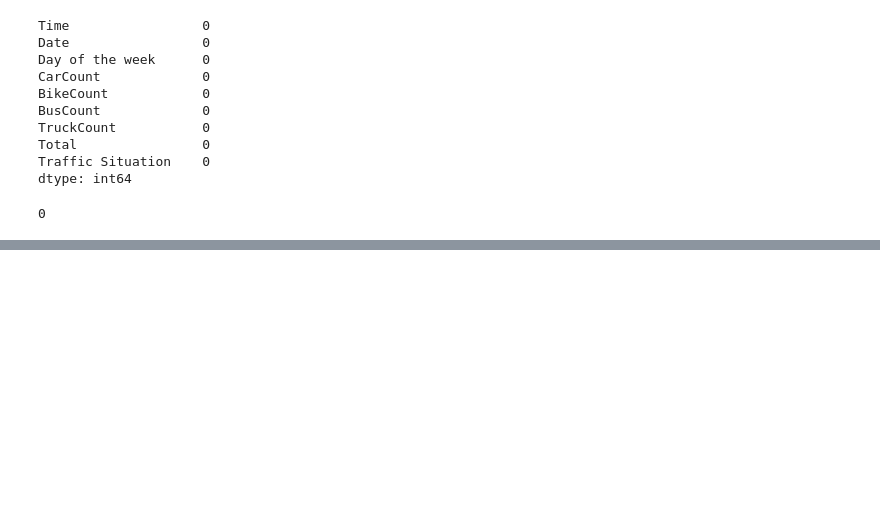
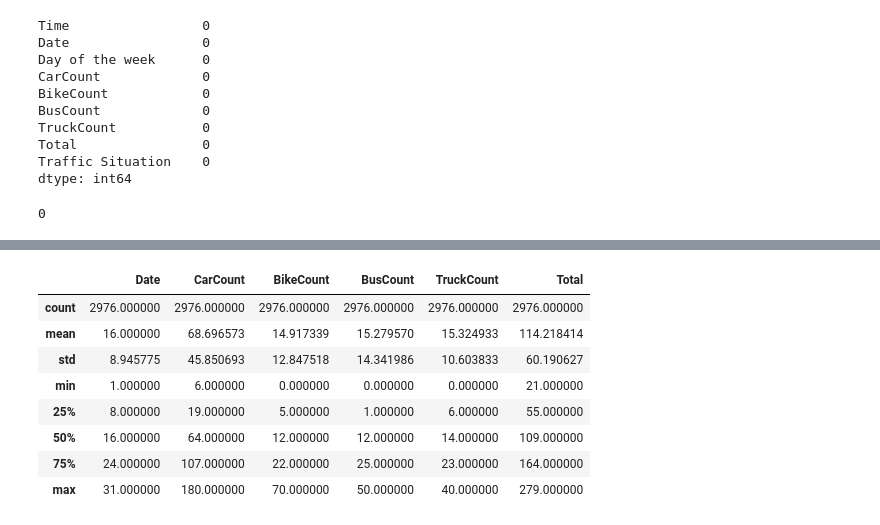
Before and after one commit to woerndle/ds-ml-project, a Jupyter notebook: notebooks/traffic.ipynb, the cells around one changed output, grey strips where cells are left out. Cells and saved outputs as stored; diff of their text form; code cells hidden in the pictures; blank space fills up the shorter version.

```diff
--- a/notebooks/traffic.ipynb
+++ b/notebooks/traffic.ipynb
@@ -37,0 +59,12 @@ traffic_df.duplicated().sum()
+# %%
+traffic_df.describe()
+# %% [output]
+|  | Date | CarCount | BikeCount | BusCount | TruckCount | Total |
+| count | 2976.000000 | 2976.000000 | 2976.000000 | 2976.000000 | 2976.000000 | 2976.000000 |
+| mean | 16.000000 | 68.696573 | 14.917339 | 15.279570 | 15.324933 | 114.218414 |
+| std | 8.945775 | 45.850693 | 12.847518 | 14.341986 | 10.603833 | 60.190627 |
+| min | 1.000000 | 6.000000 | 0.000000 | 0.000000 | 0.000000 | 21.000000 |
+| 25% | 8.000000 | 19.000000 | 5.000000 | 1.000000 | 6.000000 | 55.000000 |
+| 50% | 16.000000 | 64.000000 | 12.000000 | 12.000000 | 14.000000 | 109.000000 |
+| 75% | 24.000000 | 107.000000 | 22.000000 | 25.000000 | 23.000000 | 164.000000 |
+| max | 31.000000 | 180.000000 | 70.000000 | 50.000000 | 40.000000 | 279.000000 |
```
Also changed, not shown: parts of 10 cells of this notebook.
